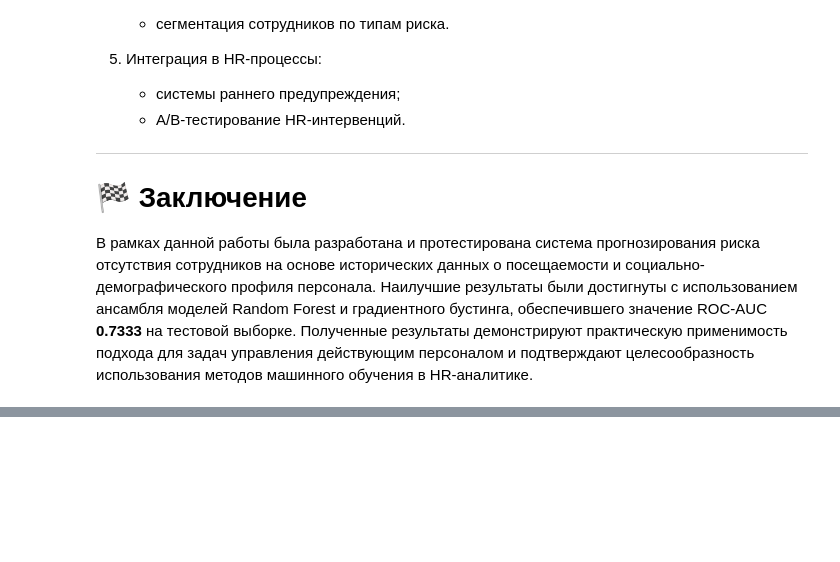
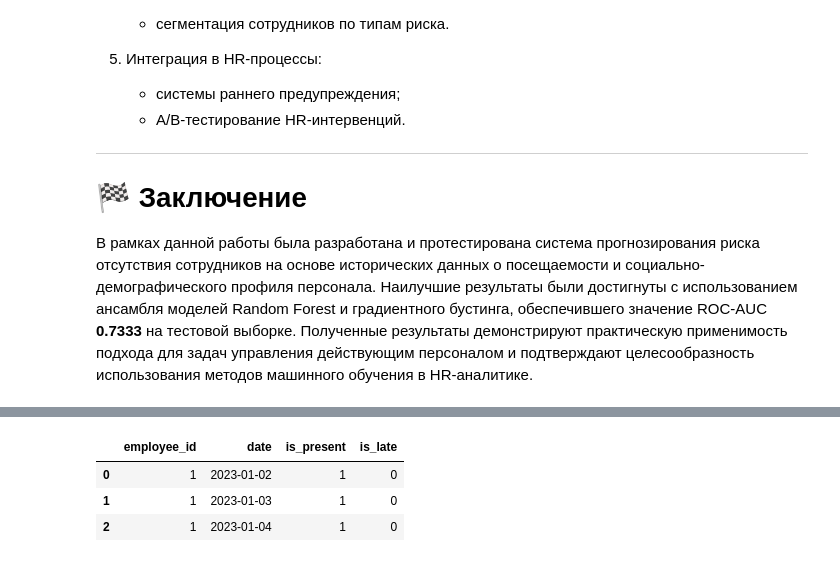
Before and after one commit to AlessioLoginov/HR-Attendance-Analytics, a Jupyter notebook: Employee_Absence_Prediction_Final.ipynb, the cells around one changed output, grey strips where cells are left out. Saved outputs shown, nothing was run; the diff lists cells and outputs as text; code cells hidden in the pictures; blank space fills up the shorter version.

```diff
--- a/Employee_Absence_Prediction_Final.ipynb
+++ b/Employee_Absence_Prediction_Final.ipynb
@@ -3942,0 +4360,13 @@ print(f"📊 Ensemble ROC-AUC (RF + XGB tuned): {roc_auc_ensemble:.4f}")
+# %%
+# date -> datetime
+df_att["date"] = pd.to_datetime(df_att["date"], errors="coerce")
+
+# базовые проверки
+print("Null dates:", df_att["date"].isna().sum())
+print("Date range:", df_att["date"].min(), "->", df_att["date"].max())
+
+# сортировка (на всякий случай для последующих расчетов)
+df_att = df_att.sort_values(["employee_id", "date"]).reset_index(drop=True)
+
+df_att.head(3)
+# %% [output]
@@ -3942,0 +4375,4 @@ print(f"📊 Ensemble ROC-AUC (RF + XGB tuned): {roc_auc_ensemble:.4f}")
+|  | employee_id | date | is_present | is_late |
+| 0 | 1 | 2023-01-02 | 1 | 0 |
+| 1 | 1 | 2023-01-03 | 1 | 0 |
+| 2 | 1 | 2023-01-04 | 1 | 0 |
```
Also changed, not shown: parts of 24 cells of this notebook, 1 other file.
